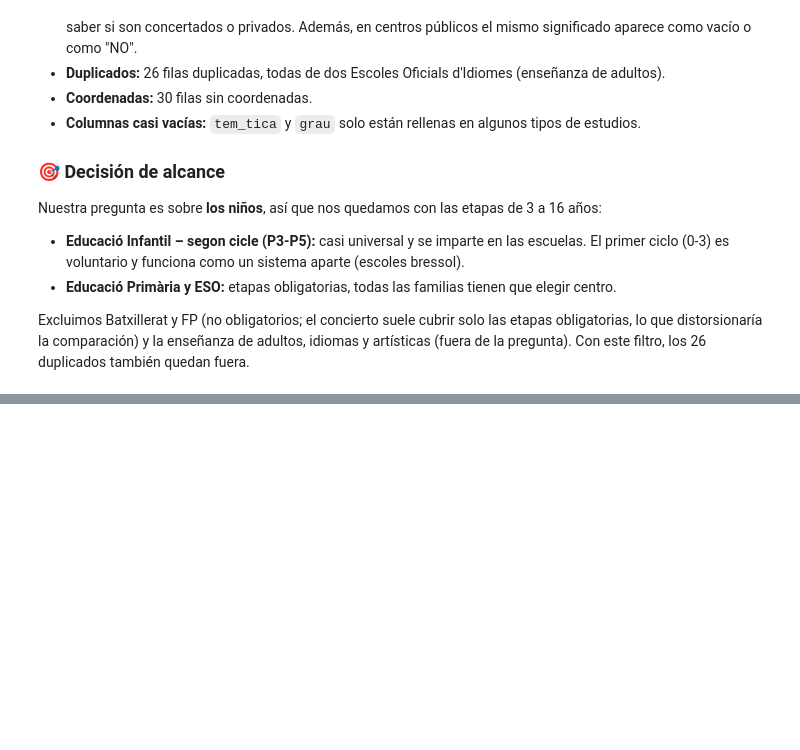
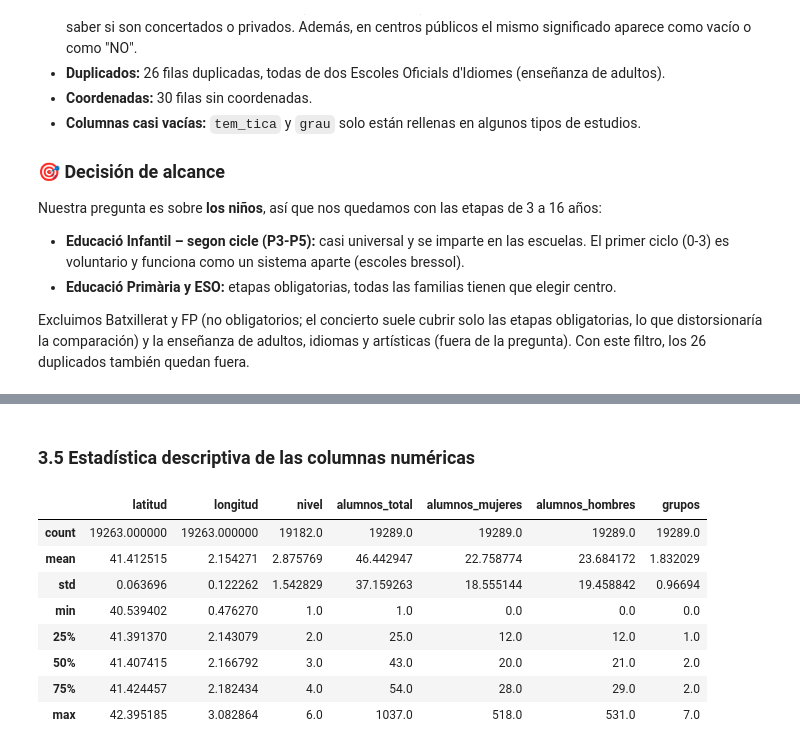
Before and after one commit to esrakesken/eda-educacion-barcelona, a Jupyter notebook: notebooks/01_eda_educacion_bcn.ipynb, the cells around one changed output, grey strips where cells are left out. Drawn from its saved outputs; the diff is of its cells as text; code cells hidden in the pictures; blank space fills up the shorter version.

```diff
--- a/notebooks/01_eda_educacion_bcn.ipynb
+++ b/notebooks/01_eda_educacion_bcn.ipynb
@@ -197,0 +243,22 @@ Excluimos Batxillerat y FP (no obligatorios; el concierto suele cubrir solo las
+# %%
+COLUMNAS = {
+    "curs": "curso",
+    "codi_centre": "codigo_centro",
+    "denominaci_completa": "nombre_centro",
+    "nom_naturalesa": "naturaleza",
+    "matr_cula_concertada": "concertada",
+    "nom_titularitat": "titularidad",
+    "nom_dm": "distrito",
+    "coordenades_geo_y": "latitud",
+    "coordenades_geo_x": "longitud",
+    "nivell": "nivel",
+    "modalitat": "modalidad",
+    "matr_cules_total": "alumnos_total",
+    "matr_cules_dones": "alumnos_mujeres",
+    "matr_cules_homes": "alumnos_hombres",
+    "unitats": "grupos",
+}
+
+df_limpio = df_limpio[list(COLUMNAS.keys()) + ["etapa"]].rename(columns=COLUMNAS)
+print(f"Columnas: {df_limpio.shape[1]}")
+df_limpio.head()
@@ -197,0 +311,14 @@ Excluimos Batxillerat y FP (no obligatorios; el concierto suele cubrir solo las
+# %% [markdown]
+### 3.5 Estadística descriptiva de las columnas numéricas
+# %%
+df_limpio.describe()
+# %% [output]
+|  | latitud | longitud | nivel | alumnos_total | alumnos_mujeres | alumnos_hombres | grupos |
+| count | 19263.000000 | 19263.000000 | 19182.0 | 19289.0 | 19289.0 | 19289.0 | 19289.0 |
+| mean | 41.412515 | 2.154271 | 2.875769 | 46.442947 | 22.758774 | 23.684172 | 1.832029 |
+| std | 0.063696 | 0.122262 | 1.542829 | 37.159263 | 18.555144 | 19.458842 | 0.96694 |
+| min | 40.539402 | 0.476270 | 1.0 | 1.0 | 0.0 | 0.0 | 0.0 |
+| 25% | 41.391370 | 2.143079 | 2.0 | 25.0 | 12.0 | 12.0 | 1.0 |
+| 50% | 41.407415 | 2.166792 | 3.0 | 43.0 | 20.0 | 21.0 | 2.0 |
+| 75% | 41.424457 | 2.182434 | 4.0 | 54.0 | 28.0 | 29.0 | 2.0 |
+| max | 42.395185 | 3.082864 | 6.0 | 1037.0 | 518.0 | 531.0 | 7.0 |
```
Also changed, not shown: parts of 20 cells of this notebook.
